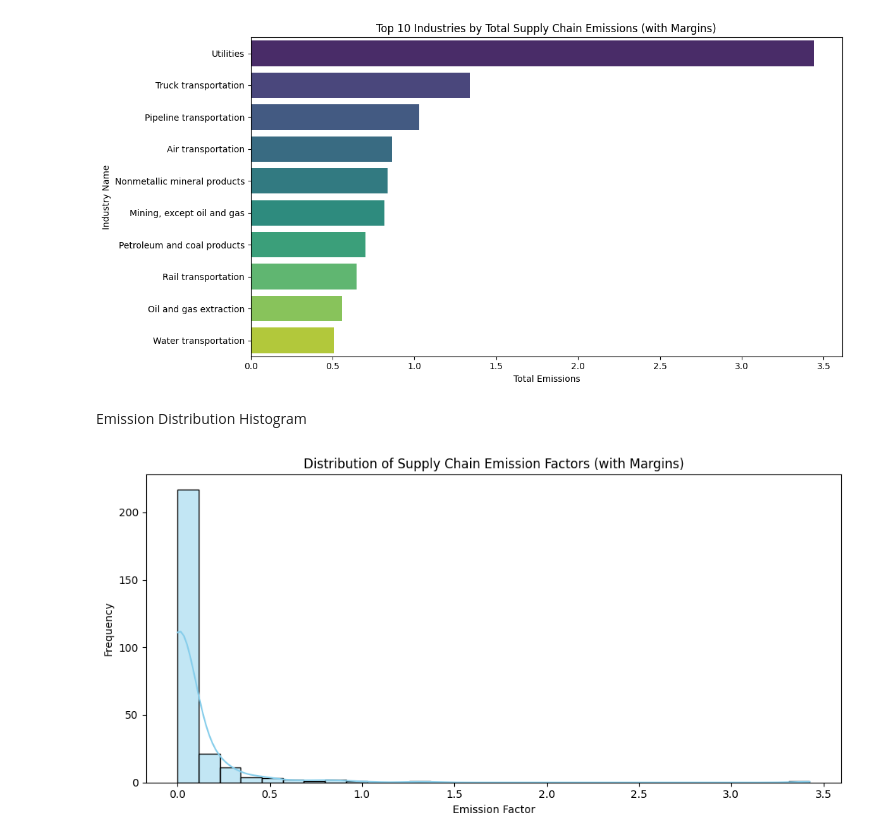
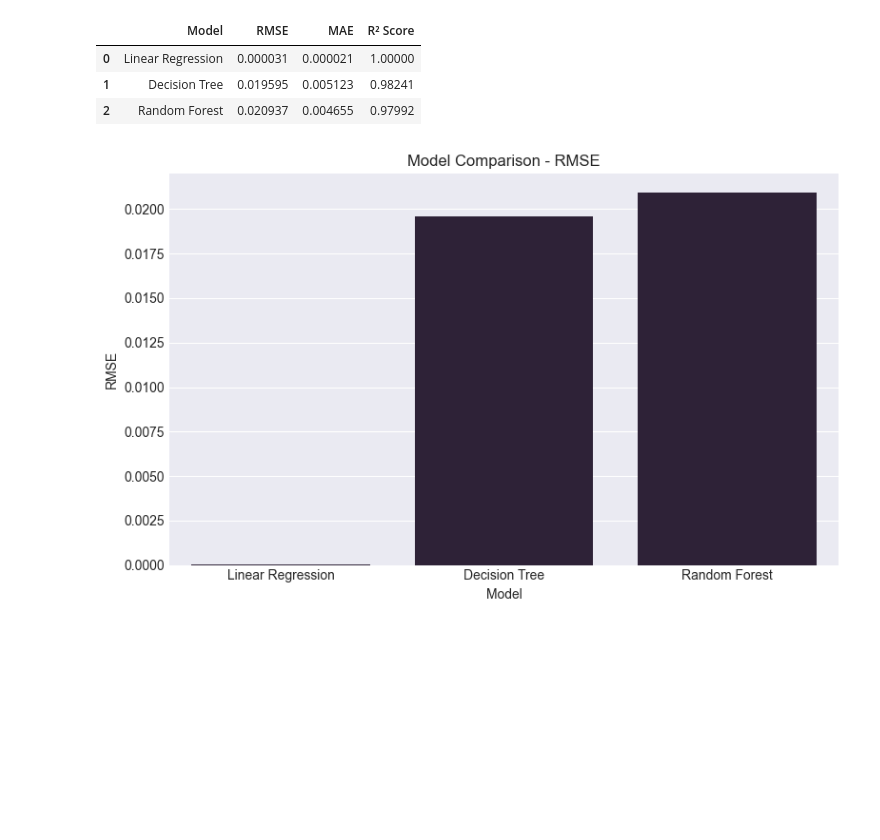
Before and after one commit to Astha29-01/GreenhouseGas_Emission_Edunet_Shells_Internship, a Jupyter notebook: greenhouse.ipynb, the cells around one changed output. Cells and saved outputs as stored; diff of their text form; code cells hidden in the pictures; blank space fills up the shorter version.

```diff
--- a/greenhouse.ipynb
+++ b/greenhouse.ipynb
@@ -40,27 +40,44 @@ Bar Chart - Top 10 Industries
-# %%
-industry_emissions = df_cleaned.groupby("Industry Name")["Supply Chain Emission Factors with Margins"].sum().sort_values(ascending=False).head(10)
-
-top_industries_df = industry_emissions.reset_index()
-top_industries_df.columns = ["Industry Name", "Total Emissions"]
-
-plt.figure(figsize=(12, 6))
-sns.barplot(data=top_industries_df, x="Total Emissions", y="Industry Name", hue="Industry Name", palette="viridis", legend=False)
-plt.title("Top 10 Industries by Total Supply Chain Emissions (with Margins)")
-plt.xlabel("Total Emissions")
-plt.ylabel("Industry Name")
-plt.tight_layout()
-plt.show()
-# %% [output]
-[figure, removed]
-# %% [markdown]
-Emission Distribution Histogram
-# %%
-plt.figure(figsize=(10, 5))
-sns.histplot(df_cleaned["Supply Chain Emission Factors with Margins"], bins=30, kde=True, color="skyblue")
-plt.title("Distribution of Supply Chain Emission Factors (with Margins)")
-plt.xlabel("Emission Factor")
-plt.ylabel("Frequency")
-plt.tight_layout()
-plt.show()
-# %% [output]
-[figure, removed]
+# %%
+# Drop unwanted column
+df = df.drop(columns=["Unnamed: 7"], errors='ignore')
+
+# Drop missing values
+df = df.dropna()
+
+# Define features and target
+X = df.select_dtypes(include=[np.number]).drop(columns=['Supply Chain Emission Factors with Margins'])
+y = df['Supply Chain Emission Factors with Margins']
+# %%
+X_train, X_test, y_train, y_test = train_test_split(X, y, test_size=0.2, random_state=42)
+# %%
+models = {
+    "Linear Regression": LinearRegression(),
+    "Decision Tree": DecisionTreeRegressor(random_state=42),
+    "Random Forest": RandomForestRegressor(random_state=42)
+}
+
+results = []
+
+for name, model in models.items():
+    model.fit(X_train, y_train)
+    y_pred = model.predict(X_test)
+    rmse = np.sqrt(mean_squared_error(y_test, y_pred))
+    mae = mean_absolute_error(y_test, y_pred)
+    r2 = r2_score(y_test, y_pred)
+    results.append([name, rmse, mae, r2])
+
+results_df = pd.DataFrame(results, columns=["Model", "RMSE", "MAE", "R² Score"])
+results_df
+# %% [output]
+|  | Model | RMSE | MAE | R² Score |
+| 0 | Linear Regression | 0.000031 | 0.000021 | 1.00000 |
+| 1 | Decision Tree | 0.019595 | 0.005123 | 0.98241 |
+| 2 | Random Forest | 0.020937 | 0.004655 | 0.97992 |
+# %%
+plt.figure(figsize=(8, 5))
+sns.barplot(data=results_df, x='Model', y='RMSE')
+plt.title("Model Comparison - RMSE")
+plt.tight_layout()
+plt.show()
+# %% [output]
+[figure, added]
```
Also changed, not shown: parts of 14 cells of this notebook, 1 other file.
